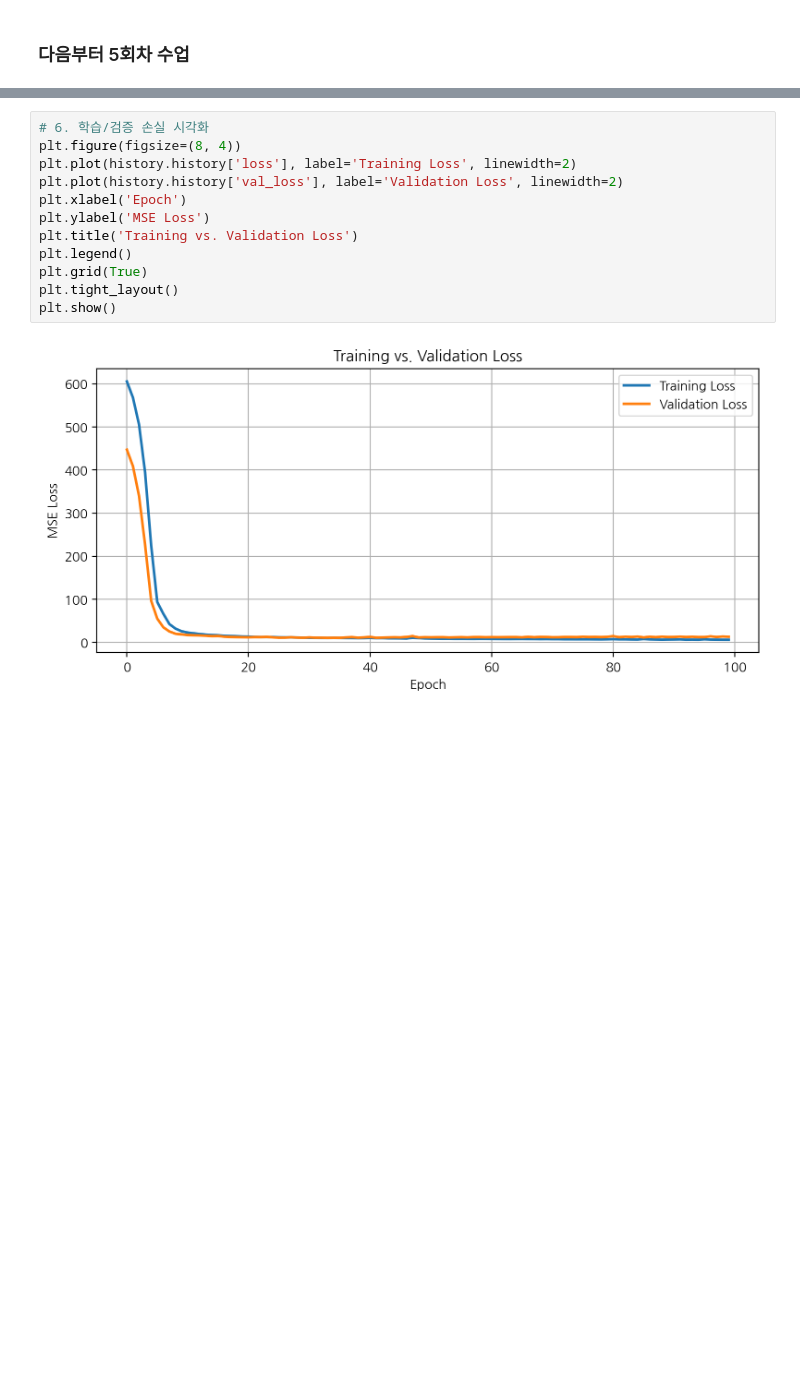
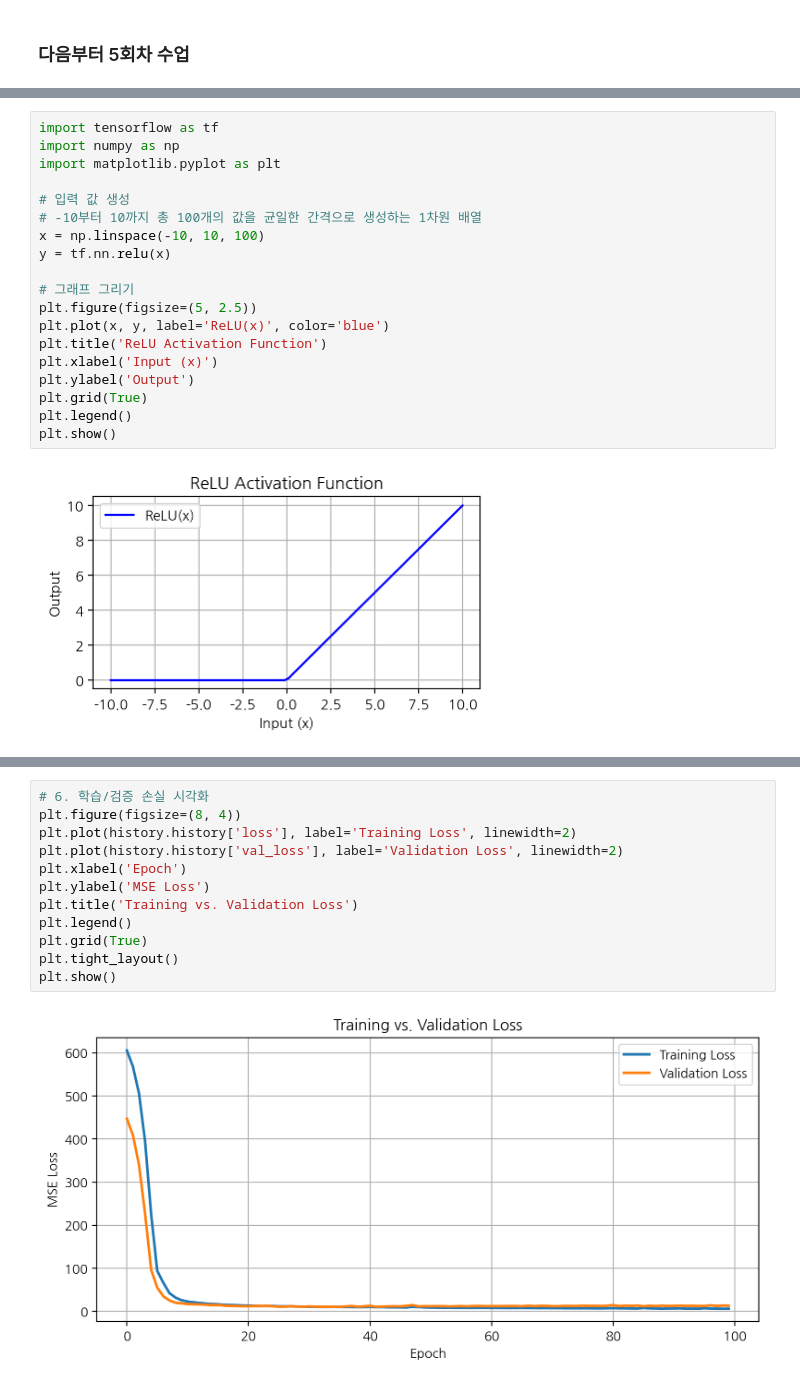
Before and after one commit to soobook/TensorFlow-DL, a Jupyter notebook: code/TF05.ipynb, the cells around one changed output, grey strips where cells are left out. Drawn from its saved outputs; the diff is of its cells as text; blank space fills up the shorter version.

```diff
--- a/code/TF05.ipynb
+++ b/code/TF05.ipynb
@@ -63,3 +95,24 @@ Model: "sequential_1"
+# %%
+import tensorflow as tf
+import numpy as np
+import matplotlib.pyplot as plt
+
+# 입력 값 생성
+# -10부터 10까지 총 100개의 값을 균일한 간격으로 생성하는 1차원 배열
+x = np.linspace(-10, 10, 100)
+y = tf.nn.relu(x)
+
+# 그래프 그리기
+plt.figure(figsize=(5, 2.5))
+plt.plot(x, y, label='ReLU(x)', color='blue')
+plt.title('ReLU Activation Function')
+plt.xlabel('Input (x)')
+plt.ylabel('Output')
+plt.grid(True)
+plt.legend()
+plt.show()
+# %% [output]
+[figure, added]
 # %%
 # 5. 컴파일 및 학습
 model.compile(optimizer='adam', loss='mse')
```
Also changed, not shown: parts of 13 cells of this notebook.
